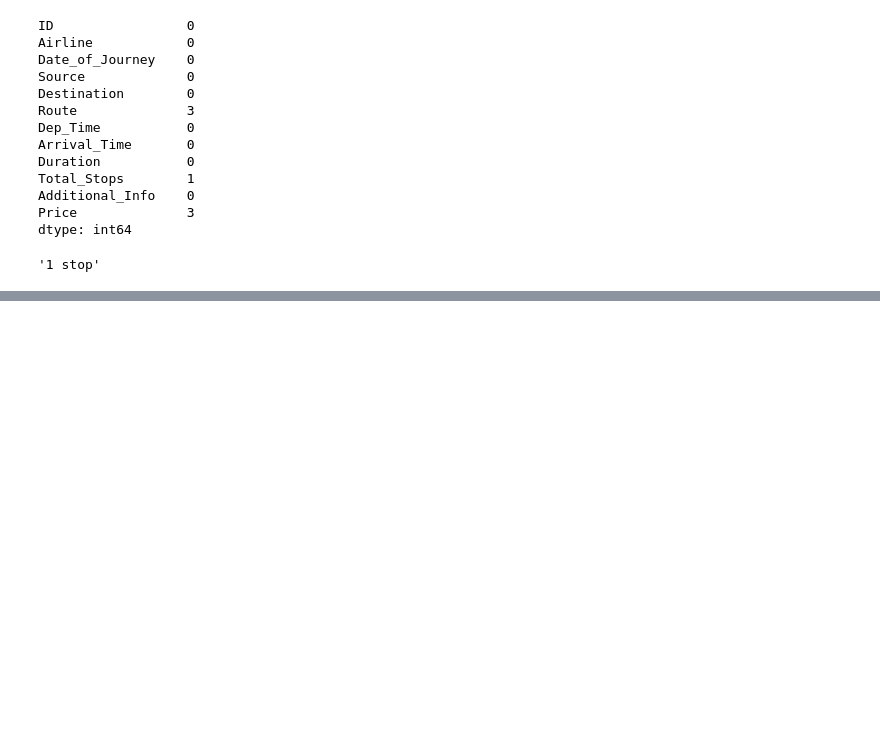
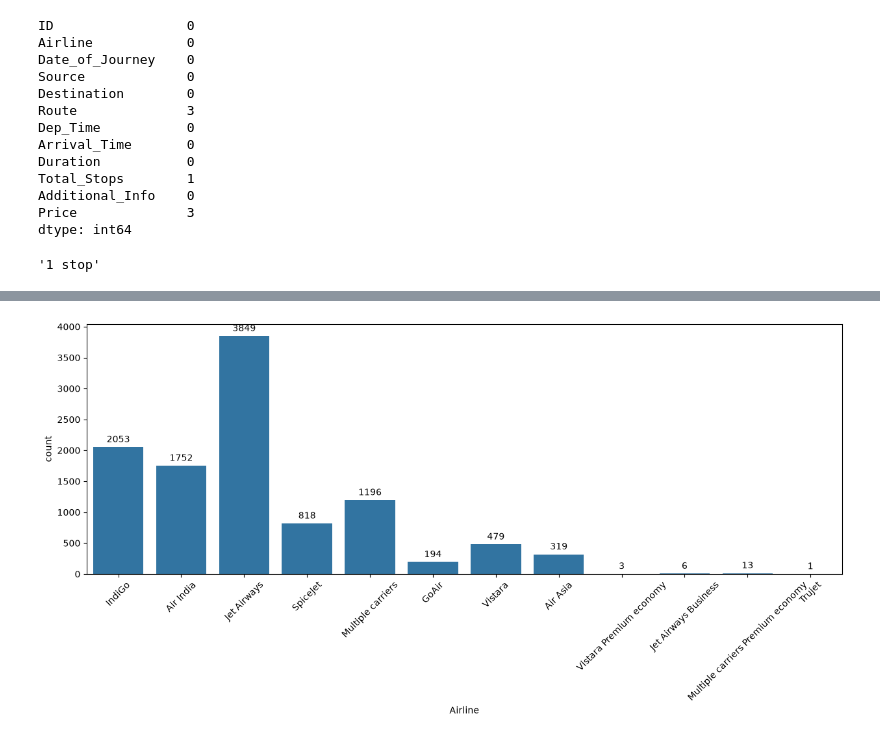
Before and after one commit to SHIVRAJSHINDE/Ethans, a Jupyter notebook: 17 18 20/DataAna/DataAnaAir/projects.ipynb, the cells around one changed output, grey strips where cells are left out. Saved outputs shown, nothing was run; the diff lists cells and outputs as text; code cells hidden in the pictures; blank space fills up the shorter version.

```diff
--- a/17 18 20/DataAna/DataAnaAir/projects.ipynb
+++ b/17 18 20/DataAna/DataAnaAir/projects.ipynb
@@ -3,8 +3,8 @@
 # %%
 import pandas as pd
 
-df = pd.read_csv("E:/1.Eathans/Ethans/Data/Airline/Data_Train_Airline.csv")
-df
+df = pd.read_csv("E:/1.Eathans/Ethans/Data/Airline/Airline.csv")
+df.head(2)
 # %% [output]
 |  | ID | Airline | Date_of_Journey | Source | Destination | Route | Dep_Time | Arrival_Time | Duration | ... |
 | 0 | 1 | IndiGo | 24-03-2019 | Banglore | New Delhi | BLR _ DEL | 22:20 | 22-03-2026 01:10 | 2h 50m | ... |
@@ -117,0 +122,2 @@ df['Total_Stops'].mode()[0]
+# %%
+df.drop_duplicates(inplace=True)
@@ -117,0 +150,8 @@ df['Total_Stops'].mode()[0]
+# %%
+# correct Destination Columns
+
+df['Destination'].value_counts()
+
+df['Destination'] = df['Destination'].replace('Delhi','New Delhi')
+
+df['Destination'].value_counts()
@@ -117,0 +207,17 @@ df['Total_Stops'].mode()[0]
+# %%
+import matplotlib.pyplot as plt
+import seaborn as sns
+
+plt.figure(figsize=(15, 5))
+
+# Create the count plot without passing a palette argument
+ax = sns.countplot(x=df["Airline"])
+
+# Add counts on top of each bar
+ax.bar_label(ax.containers[0], fmt="%d", padding=3)
+
+plt.xticks(rotation=45)
+
+plt.show()
+# %% [output]
+[figure, added]
```
Also changed, not shown: parts of 18 cells of this notebook, 59 other files.
